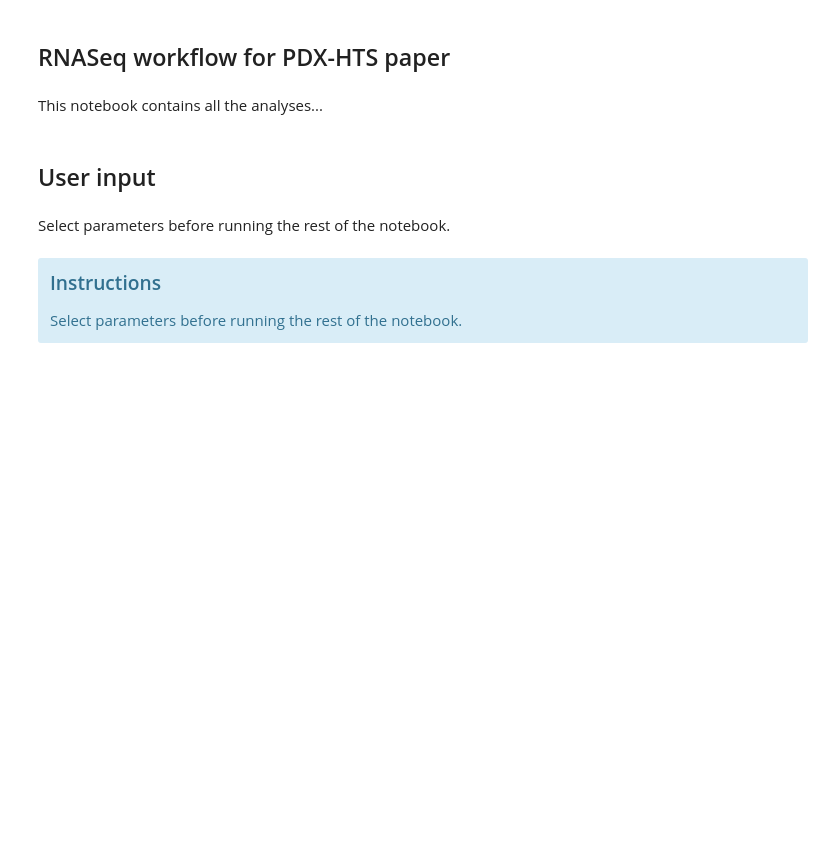
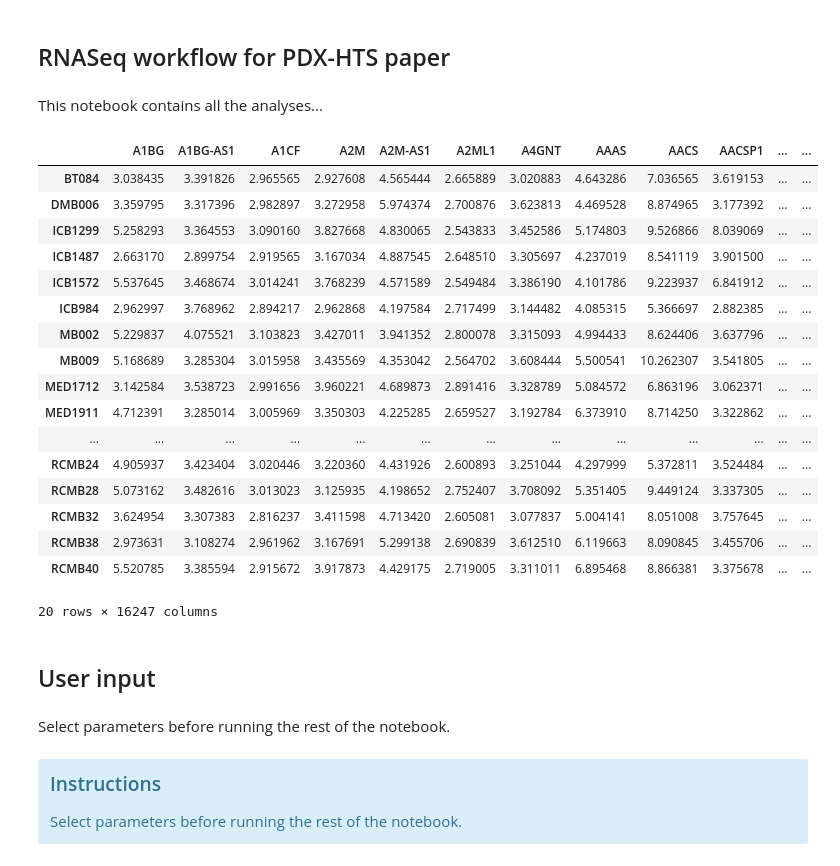
Before and after one commit to edjuaro/pdx-hts, a Jupyter notebook: Notebooks/first_NB.ipynb, the cells around one changed output. Drawn from its saved outputs; the diff is of its cells as text; code cells hidden in the pictures; blank space fills up the shorter version.

Commit message:
All of the preprocessing steps done

```diff
--- a/Notebooks/first_NB.ipynb
+++ b/Notebooks/first_NB.ipynb
@@ -5,3 +8,25 @@ This notebook contains all the analyses...
+# %%
+pdx_affy = pd.read_csv(PREPROC_PDX_AFFY_EXP_FILE, index_col=0)
+pdx_affy
+# %% [output]
+|  | A1BG | A1BG-AS1 | A1CF | A2M | A2M-AS1 | A2ML1 | A4GNT | AAAS | AACS | AACSP1 | ... | ... |
+| BT084 | 3.038435 | 3.391826 | 2.965565 | 2.927608 | 4.565444 | 2.665889 | 3.020883 | 4.643286 | 7.036565 | 3.619153 | ... | ... |
+| DMB006 | 3.359795 | 3.317396 | 2.982897 | 3.272958 | 5.974374 | 2.700876 | 3.623813 | 4.469528 | 8.874965 | 3.177392 | ... | ... |
+| ICB1299 | 5.258293 | 3.364553 | 3.090160 | 3.827668 | 4.830065 | 2.543833 | 3.452586 | 5.174803 | 9.526866 | 8.039069 | ... | ... |
+| ICB1487 | 2.663170 | 2.899754 | 2.919565 | 3.167034 | 4.887545 | 2.648510 | 3.305697 | 4.237019 | 8.541119 | 3.901500 | ... | ... |
+| ICB1572 | 5.537645 | 3.468674 | 3.014241 | 3.768239 | 4.571589 | 2.549484 | 3.386190 | 4.101786 | 9.223937 | 6.841912 | ... | ... |
+| ICB984 | 2.962997 | 3.768962 | 2.894217 | 2.962868 | 4.197584 | 2.717499 | 3.144482 | 4.085315 | 5.366697 | 2.882385 | ... | ... |
+| MB002 | 5.229837 | 4.075521 | 3.103823 | 3.427011 | 3.941352 | 2.800078 | 3.315093 | 4.994433 | 8.624406 | 3.637796 | ... | ... |
+| MB009 | 5.168689 | 3.285304 | 3.015958 | 3.435569 | 4.353042 | 2.564702 | 3.608444 | 5.500541 | 10.262307 | 3.541805 | ... | ... |
+| MED1712 | 3.142584 | 3.538723 | 2.991656 | 3.960221 | 4.689873 | 2.891416 | 3.328789 | 5.084572 | 6.863196 | 3.062371 | ... | ... |
+| MED1911 | 4.712391 | 3.285014 | 3.005969 | 3.350303 | 4.225285 | 2.659527 | 3.192784 | 6.373910 | 8.714250 | 3.322862 | ... | ... |
+| ... | ... | ... | ... | ... | ... | ... | ... | ... | ... | ... | ... | ... |
+| RCMB24 | 4.905937 | 3.423404 | 3.020446 | 3.220360 | 4.431926 | 2.600893 | 3.251044 | 4.297999 | 5.372811 | 3.524484 | ... | ... |
+| RCMB28 | 5.073162 | 3.482616 | 3.013023 | 3.125935 | 4.198652 | 2.752407 | 3.708092 | 5.351405 | 9.449124 | 3.337305 | ... | ... |
+| RCMB32 | 3.624954 | 3.307383 | 2.816237 | 3.411598 | 4.713420 | 2.605081 | 3.077837 | 5.004141 | 8.051008 | 3.757645 | ... | ... |
+| RCMB38 | 2.973631 | 3.108274 | 2.961962 | 3.167691 | 5.299138 | 2.690839 | 3.612510 | 6.119663 | 8.090845 | 3.455706 | ... | ... |
+| RCMB40 | 5.520785 | 3.385594 | 2.915672 | 3.917873 | 4.429175 | 2.719005 | 3.311011 | 6.895468 | 8.866381 | 3.375678 | ... | ... |
+20 rows × 16247 columns
 # %% [markdown]
 ## User input
 # %% [markdown]
```
Also changed, not shown: parts of 2 cells of this notebook, 57 other files.
